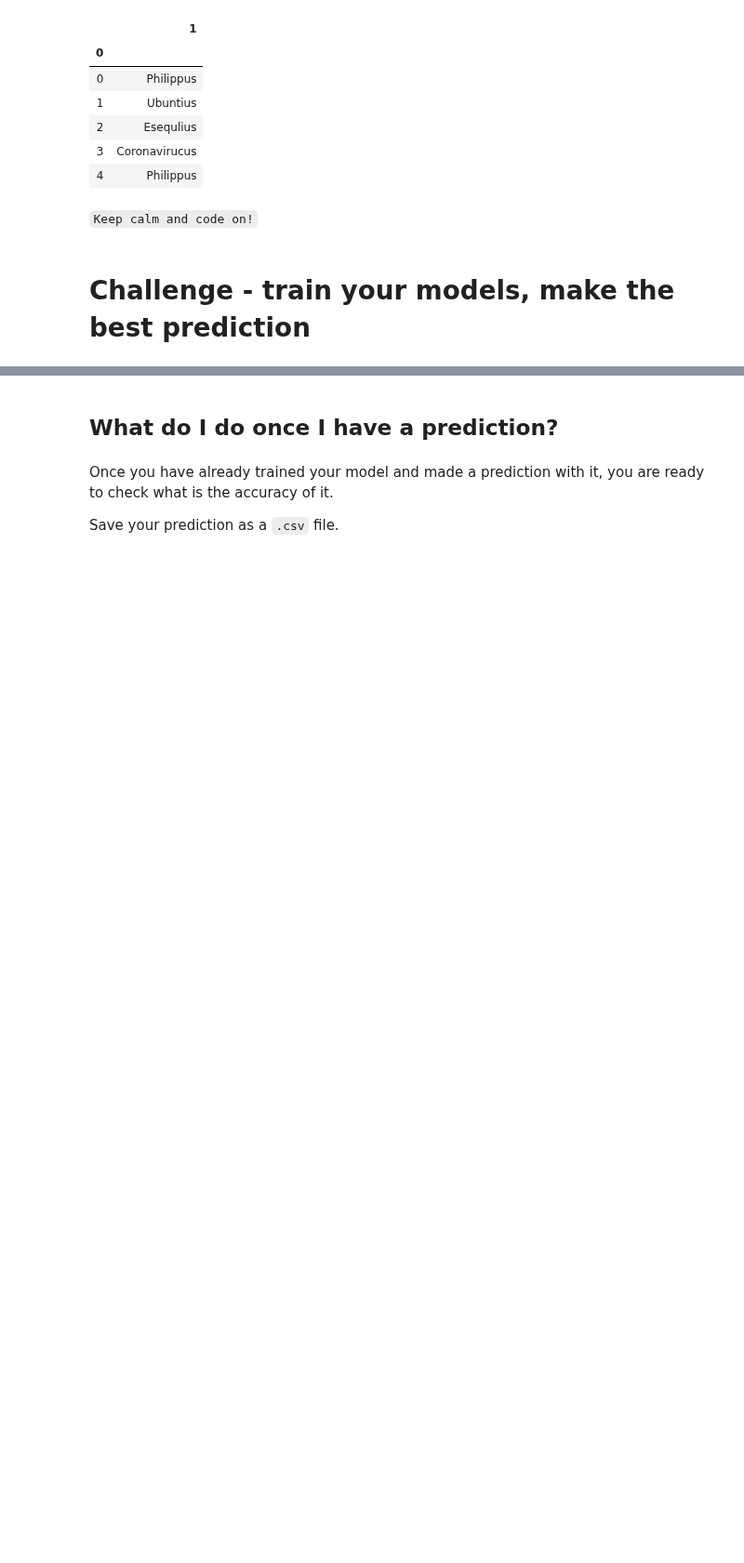
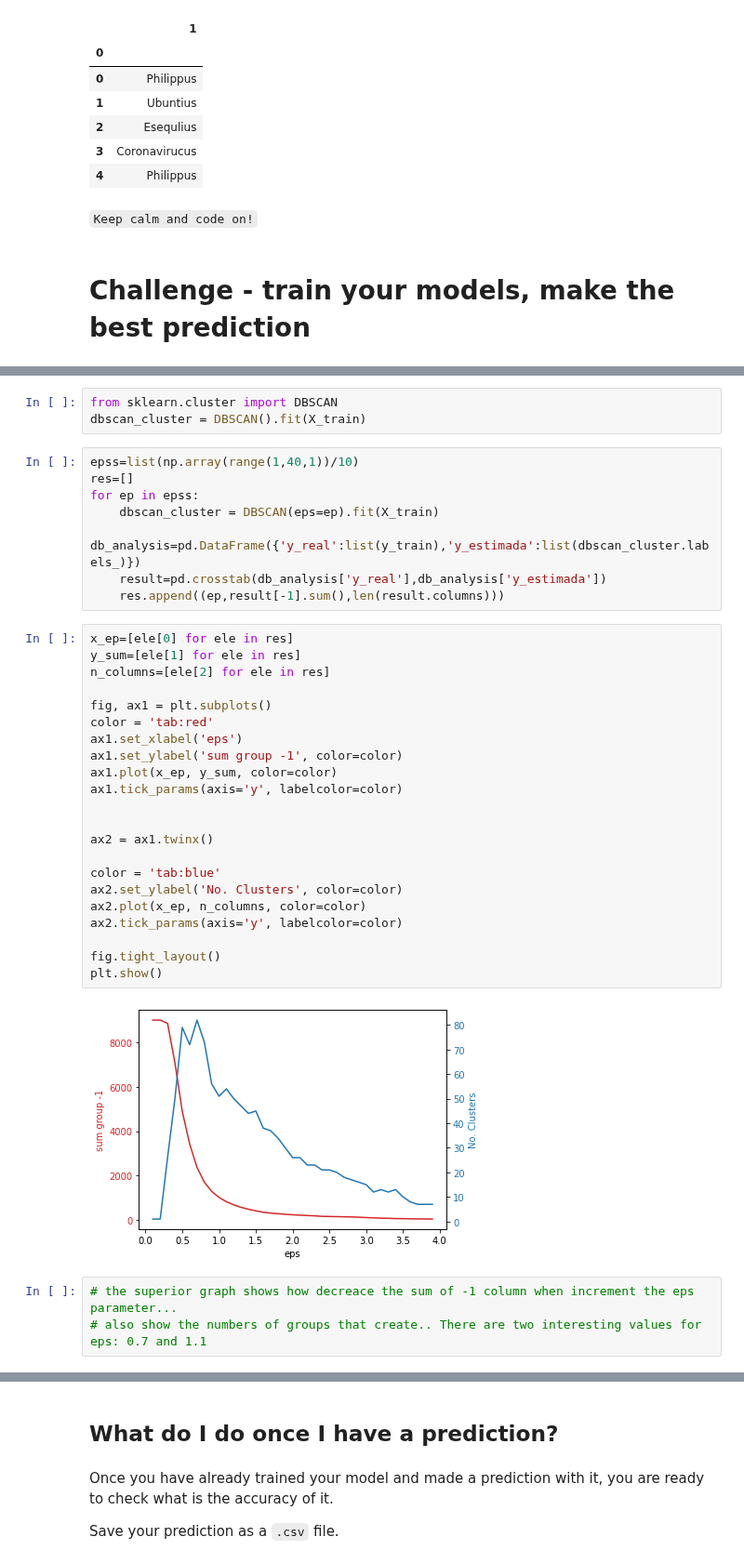
Before and after one commit to Clapiniella/lab-avila-bible, a Jupyter notebook: your-code/main.ipynb, the cells around one changed output, grey strips where cells are left out. Shown at 93% size. Saved outputs shown, nothing was run; the diff lists cells and outputs as text; blank space fills up the shorter version.

```diff
--- a/your-code/main.ipynb
+++ b/your-code/main.ipynb
@@ -86,0 +193,38 @@ sample_submission.head()
+# %%
+from sklearn.cluster import DBSCAN
+dbscan_cluster = DBSCAN().fit(X_train)
+# %%
+epss=list(np.array(range(1,40,1))/10)
+res=[]
+for ep in epss:
+    dbscan_cluster = DBSCAN(eps=ep).fit(X_train)
+    db_analysis=pd.DataFrame({'y_real':list(y_train),'y_estimada':list(dbscan_cluster.labels_)})
+    result=pd.crosstab(db_analysis['y_real'],db_analysis['y_estimada'])
+    res.append((ep,result[-1].sum(),len(result.columns)))
+# %%
+x_ep=[ele[0] for ele in res]
+y_sum=[ele[1] for ele in res]
+n_columns=[ele[2] for ele in res]
+
+fig, ax1 = plt.subplots()
+color = 'tab:red'
+ax1.set_xlabel('eps')
+ax1.set_ylabel('sum group -1', color=color)
+ax1.plot(x_ep, y_sum, color=color)
+ax1.tick_params(axis='y', labelcolor=color)
+
+
+ax2 = ax1.twinx()
+
+color = 'tab:blue'
+ax2.set_ylabel('No. Clusters', color=color)
+ax2.plot(x_ep, n_columns, color=color)
+ax2.tick_params(axis='y', labelcolor=color)
+
+fig.tight_layout()
+plt.show()
+# %% [output]
+[figure, added]
+# %%
+# the superior graph shows how decreace the sum of -1 column when increment the eps parameter...
+# also show the numbers of groups that create.. There are two interesting values for eps: 0.7 and 1.1
```
Also changed, not shown: parts of 51 cells of this notebook, 1 other file.
